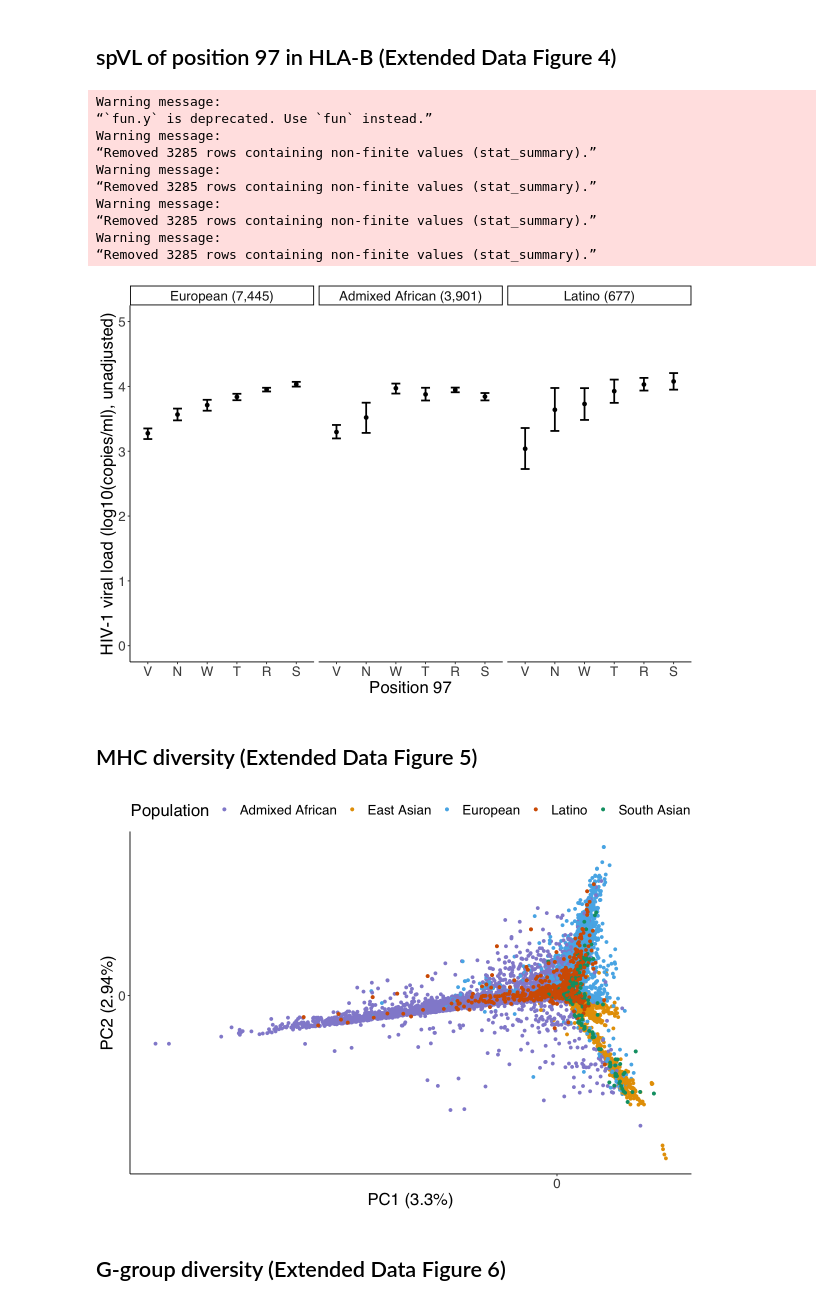
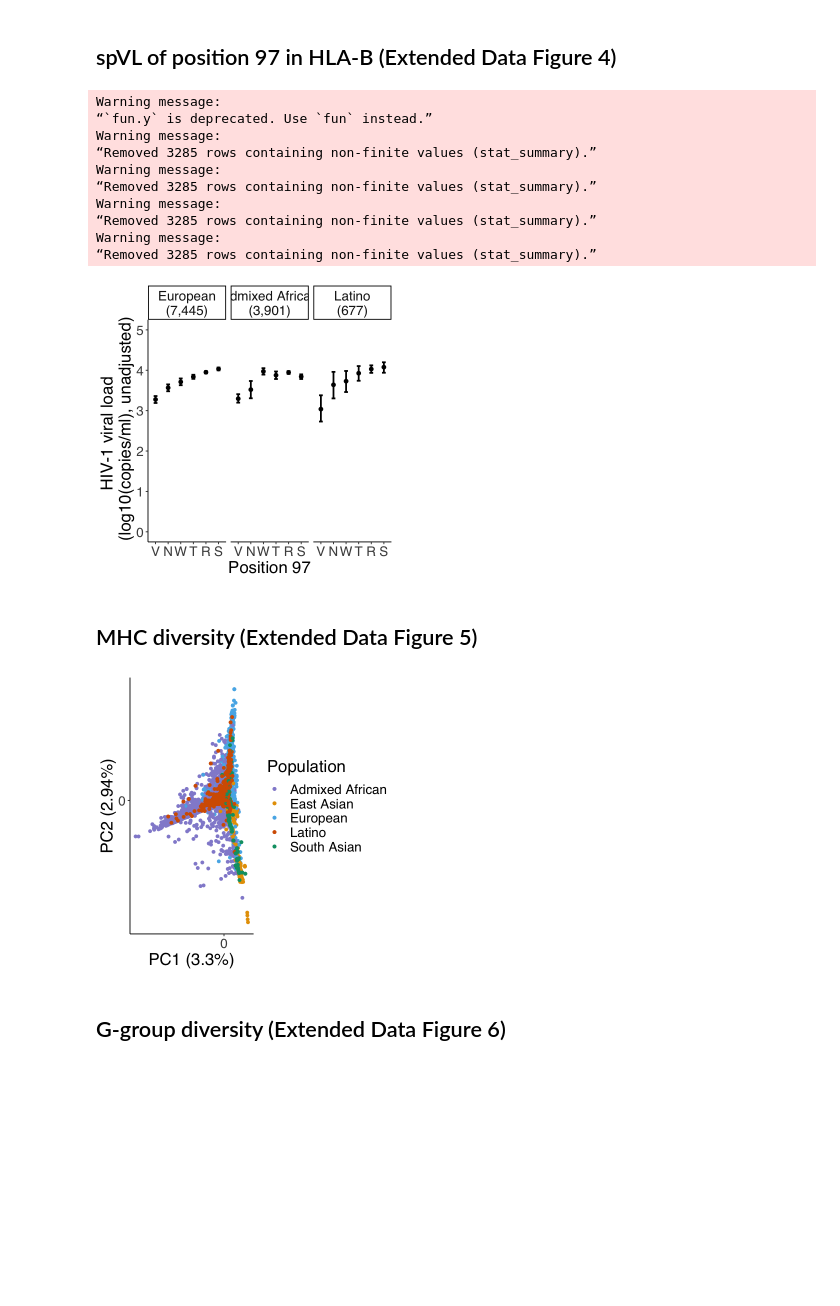
Before and after one commit to immunogenomics/HLA-TAPAS, a Jupyter notebook: manuscript/scripts/Extended_Data_Figures.ipynb, the cells around one changed output. Cells and saved outputs as stored; diff of their text form; code cells hidden in the pictures; blank space fills up the shorter version.

```diff
--- a/manuscript/scripts/Extended_Data_Figures.ipynb
+++ b/manuscript/scripts/Extended_Data_Figures.ipynb
@@ -128,33 +136,33 @@ plt.df <- rbind(tidyData(pop="aa"),
 # %%
 plt.df$pop <- factor(plt.df$pop,levels=c("eur","aa","lat"))
 p <- ggplot(plt.df %>% filter(present==1),
             aes(reorder(res,vl,FUN=median),y=vl))
 
 p <- p  + stat_summary(fun.data = mean_cl_boot, geom = "errorbar", aes(width=0.3),colour = "black", size=1) +
   stat_summary(fun.y = mean, geom = "point", colour = "black",size=2)
 
 # New facet label names for populations
-pop.labs <- c("Admixed African (3,901)", "European (7,445)","Latino (677)")
+pop.labs <- c("Admixed African\n(3,901)", "European\n(7,445)","Latino\n(677)")
 
 names(pop.labs) <- c("aa", "eur","lat")
 p <- p + facet_grid(~pop,labeller = labeller(pop=pop.labs))  + ylim(0,5)
 
 p + theme(axis.text.x = element_text(angle = 0, hjust = 0.5)) +
-  xlab("Position 97") + ylab("HIV-1 viral load (log10(copies/ml), unadjusted)")
+  xlab("Position 97") + ylab("HIV-1 viral load \n (log10(copies/ml), unadjusted)")
 
-ggsave("../figs/EDF4_spVL97.pdf",width=10,height=6)
+ggsave("../figs/EDF4_spVL97.pdf",width=180,height=100,units="mm")
 # %% [output]
 Warning message:
 “`fun.y` is deprecated. Use `fun` instead.”
 Warning message:
 “Removed 3285 rows containing non-finite values (stat_summary).”
 Warning message:
 “Removed 3285 rows containing non-finite values (stat_summary).”
 Warning message:
 “Removed 3285 rows containing non-finite values (stat_summary).”
 Warning message:
 “Removed 3285 rows containing non-finite values (stat_summary).”
-[figure, old version]
+[figure, new version]
 # %% [markdown]
 ## MHC diversity (Extended Data Figure 5)
 # %%
@@ -181,16 +189,16 @@ weightedpc.plot <- weightedpc.plot +
    xlab(paste("PC1 (",round(varexp[1],2),"%)",sep=""))+ylab(paste("PC2 (",round(varexp[2],2),"%)",sep=""))
 
 
- weightedpc.plot  <- weightedpc.plot + theme(legend.position="top",
-                         plot.background=element_blank(),
-                         text = element_text(size = 20, family = "sans"))
+# weightedpc.plot  <- weightedpc.plot + theme(legend.position="top",
+#                         plot.background=element_blank(),
+#                         text = element_text(size = 20, family = "sans"))
  weightedpc.plot  <- weightedpc.plot  + scale_x_continuous(breaks = 0) + scale_y_continuous(breaks = 0)
 weightedpc.plot
 
 
-ggsave(filename = "../figs/EXDF5-PCA.png",height=8,width=9)
+ggsave(filename = "../figs/EDF5-PCA.pdf",width=180,height=120,units="mm")
 # %% [output]
-[figure, old version]
+[figure, new version]
 # %% [markdown]
 ## G-group diversity (Extended Data Figure 6)
 # %%
```
Also changed, not shown: parts of 17 cells of this notebook, 5 other files.
